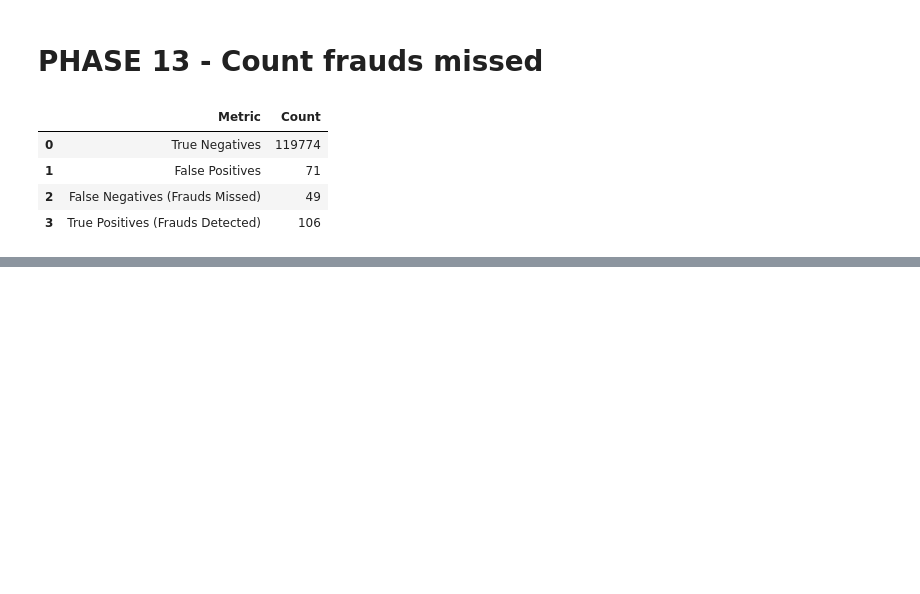
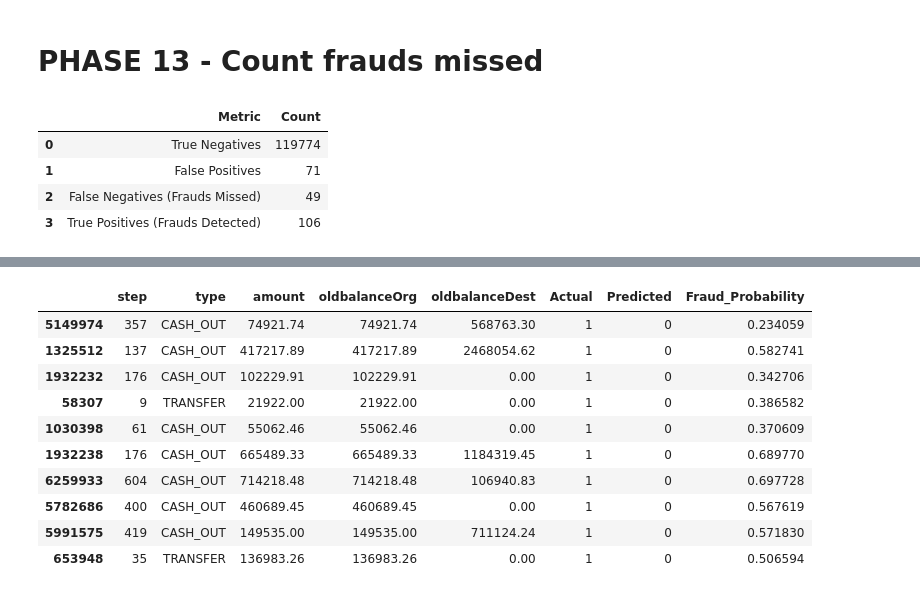
Before and after one commit to RawanHanyy/FraudShield-AI, a Jupyter notebook: notebooks/FraudShield_AI_Graduation_Project.ipynb, the cells around one changed output, grey strips where cells are left out. Drawn from its saved outputs; the diff is of its cells as text; code cells hidden in the pictures; blank space fills up the shorter version.

```diff
--- a/notebooks/FraudShield_AI_Graduation_Project.ipynb
+++ b/notebooks/FraudShield_AI_Graduation_Project.ipynb
@@ -777,0 +832,14 @@ final_cm_df
+# %%
+false_negatives.head(10)
+# %% [output]
+|  | step | type | amount | oldbalanceOrg | oldbalanceDest | Actual | Predicted | Fraud_Probability |
+| 5149974 | 357 | CASH_OUT | 74921.74 | 74921.74 | 568763.30 | 1 | 0 | 0.234059 |
+| 1325512 | 137 | CASH_OUT | 417217.89 | 417217.89 | 2468054.62 | 1 | 0 | 0.582741 |
+| 1932232 | 176 | CASH_OUT | 102229.91 | 102229.91 | 0.00 | 1 | 0 | 0.342706 |
+| 58307 | 9 | TRANSFER | 21922.00 | 21922.00 | 0.00 | 1 | 0 | 0.386582 |
+| 1030398 | 61 | CASH_OUT | 55062.46 | 55062.46 | 0.00 | 1 | 0 | 0.370609 |
+| 1932238 | 176 | CASH_OUT | 665489.33 | 665489.33 | 1184319.45 | 1 | 0 | 0.689770 |
+| 6259933 | 604 | CASH_OUT | 714218.48 | 714218.48 | 106940.83 | 1 | 0 | 0.697728 |
+| 5782686 | 400 | CASH_OUT | 460689.45 | 460689.45 | 0.00 | 1 | 0 | 0.567619 |
+| 5991575 | 419 | CASH_OUT | 149535.00 | 149535.00 | 711124.24 | 1 | 0 | 0.571830 |
+| 653948 | 35 | TRANSFER | 136983.26 | 136983.26 | 0.00 | 1 | 0 | 0.506594 |
```
Also changed, not shown: parts of 15 cells of this notebook.
